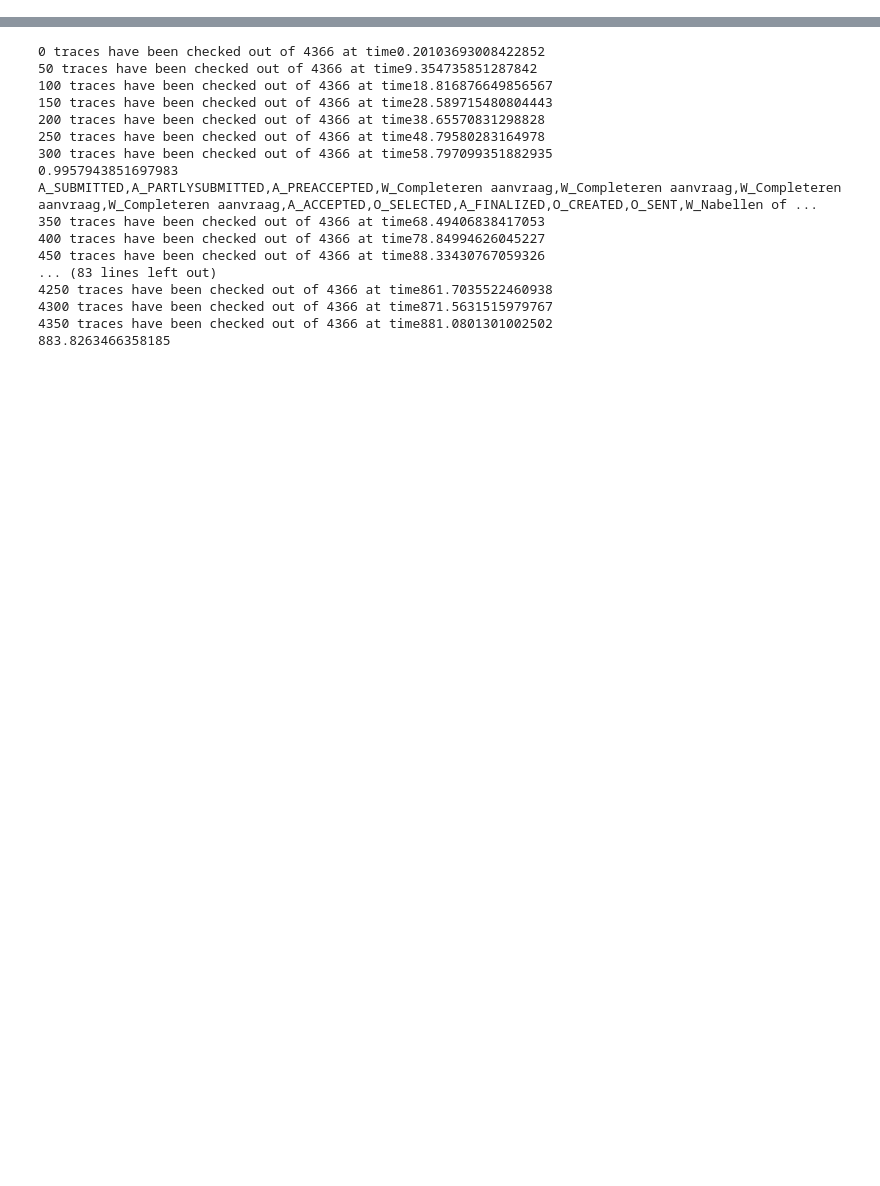
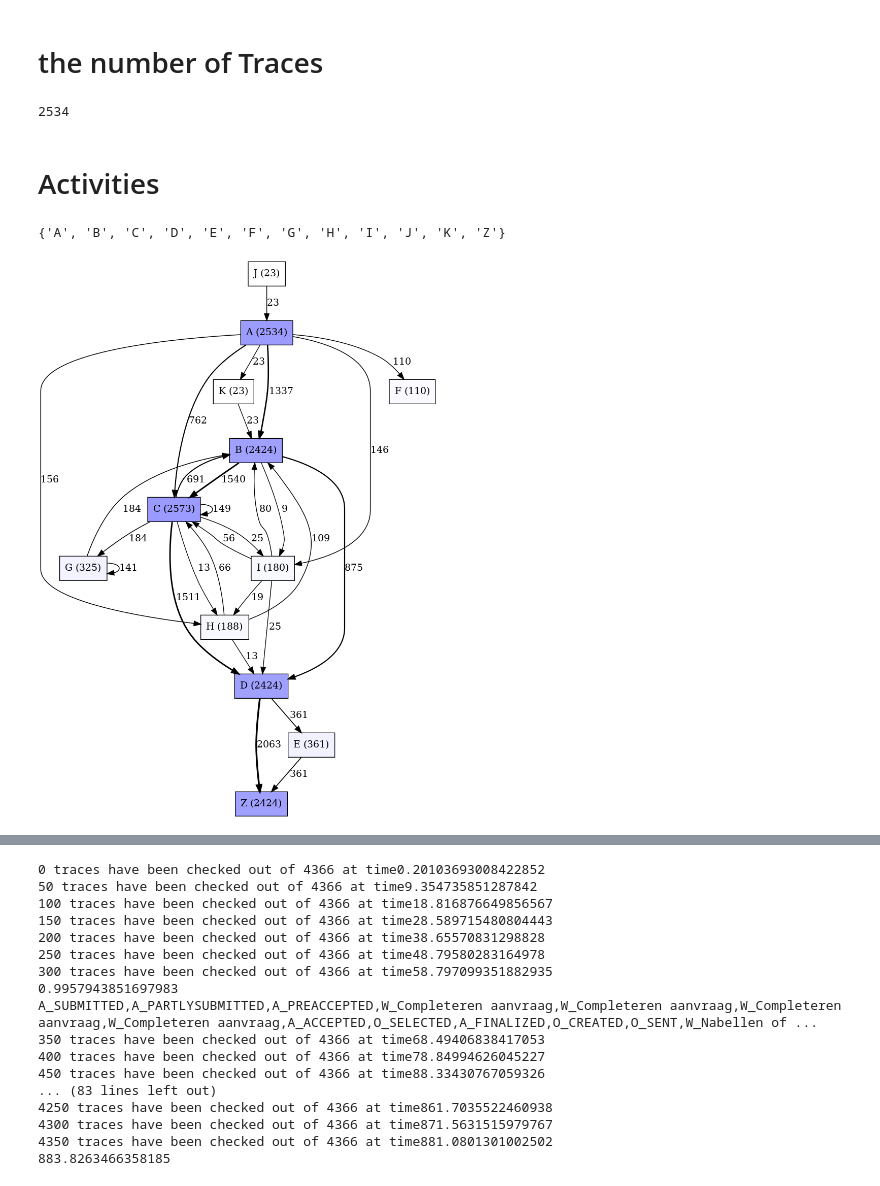
Before and after one commit to bbk0529/seminar_ML_application, a Jupyter notebook: EXPERIMENTAL.ipynb, the cells around one changed output, grey strips where cells are left out. Saved outputs shown, nothing was run; the diff lists cells and outputs as text; code cells hidden in the pictures; blank space fills up the shorter version.

```diff
--- a/EXPERIMENTAL.ipynb
+++ b/EXPERIMENTAL.ipynb
@@ -26,0 +78,28 @@ hello
+# %% [markdown]
+# the number of Traces
+# %%
+
+#number of traces
+len(log)
+# %% [output]
+2534
+# %% [markdown]
+# Activities
+# %%
+
+tasks = set()
+for v in VARIANT:
+    tasks=tasks.union(set(v.split(',')))
+tasks
+# %% [output]
+{'A', 'B', 'C', 'D', 'E', 'F', 'G', 'H', 'I', 'J', 'K', 'Z'}
+# %%
+
+from pm4py.algo.discovery.dfg import algorithm as dfg_discovery
+dfg = dfg_discovery.apply(log)
+# %%
+from pm4py.visualization.dfg import visualizer as dfg_visualization
+gviz = dfg_visualization.apply(dfg, log=log, variant=dfg_visualization.Variants.FREQUENCY)
+dfg_visualization.view(gviz)
+# %% [output]
+[figure, added]
```
Also changed, not shown: parts of 19 cells of this notebook.
